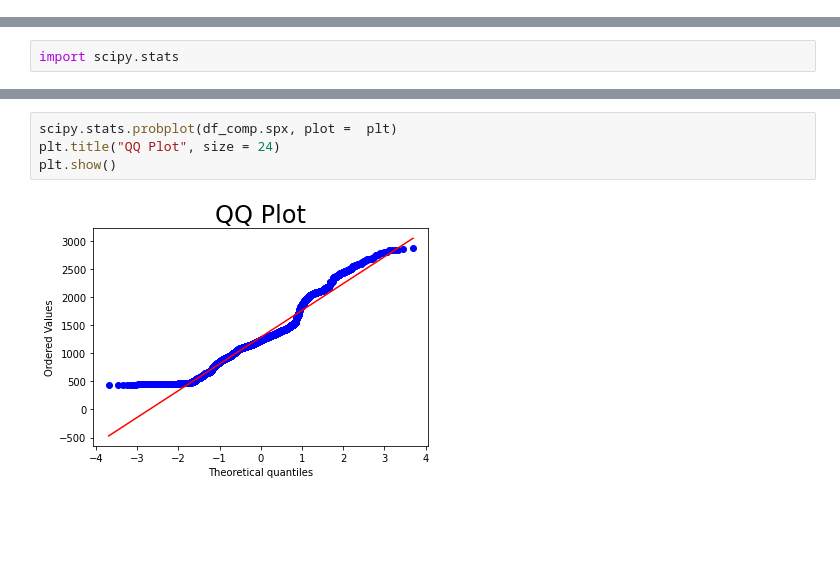
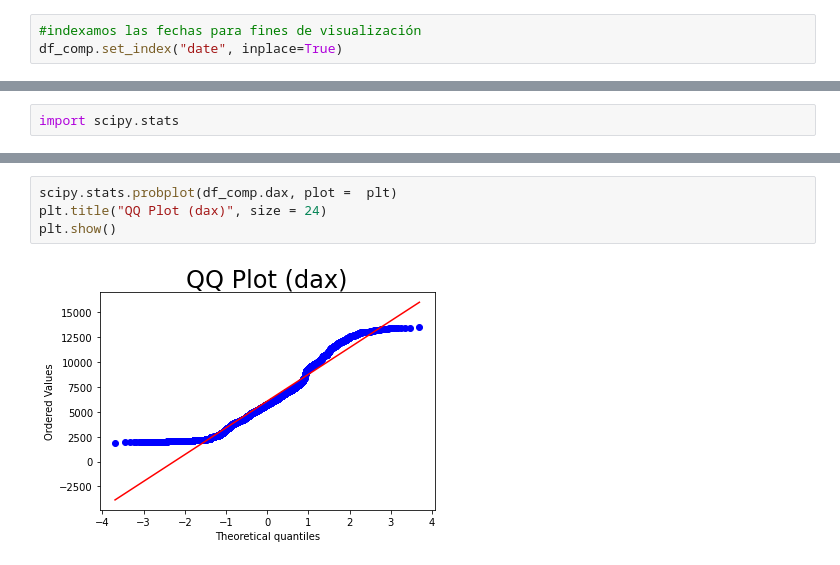
Before and after one commit to virf96/Proyectos, a Jupyter notebook: Python_Introducción_a_las_series_temporales_.ipynb, the cells around one changed output, grey strips where cells are left out. Drawn from its saved outputs; the diff is of its cells as text; blank space fills up the shorter version.

```diff
--- a/Python_Introducción_a_las_series_temporales_.ipynb
+++ b/Python_Introducción_a_las_series_temporales_.ipynb
@@ -144,3 +147,6 @@ df_comp.spx.isna().sum()
 ### Plotting the Data
 # %%
 import matplotlib.pyplot as plt
+# %%
+#indexamos las fechas para fines de visualización
+df_comp.set_index("date", inplace=True)
@@ -168,6 +199,6 @@ import scipy.stats
 # %%
-scipy.stats.probplot(df_comp.spx, plot =  plt)
-plt.title("QQ Plot", size = 24)
+scipy.stats.probplot(df_comp.dax, plot =  plt)
+plt.title("QQ Plot (dax)", size = 24)
 plt.show()
 # %% [output]
-[figure, old version]
+[figure, new version]
```
Also changed, not shown: parts of 14 cells of this notebook.
